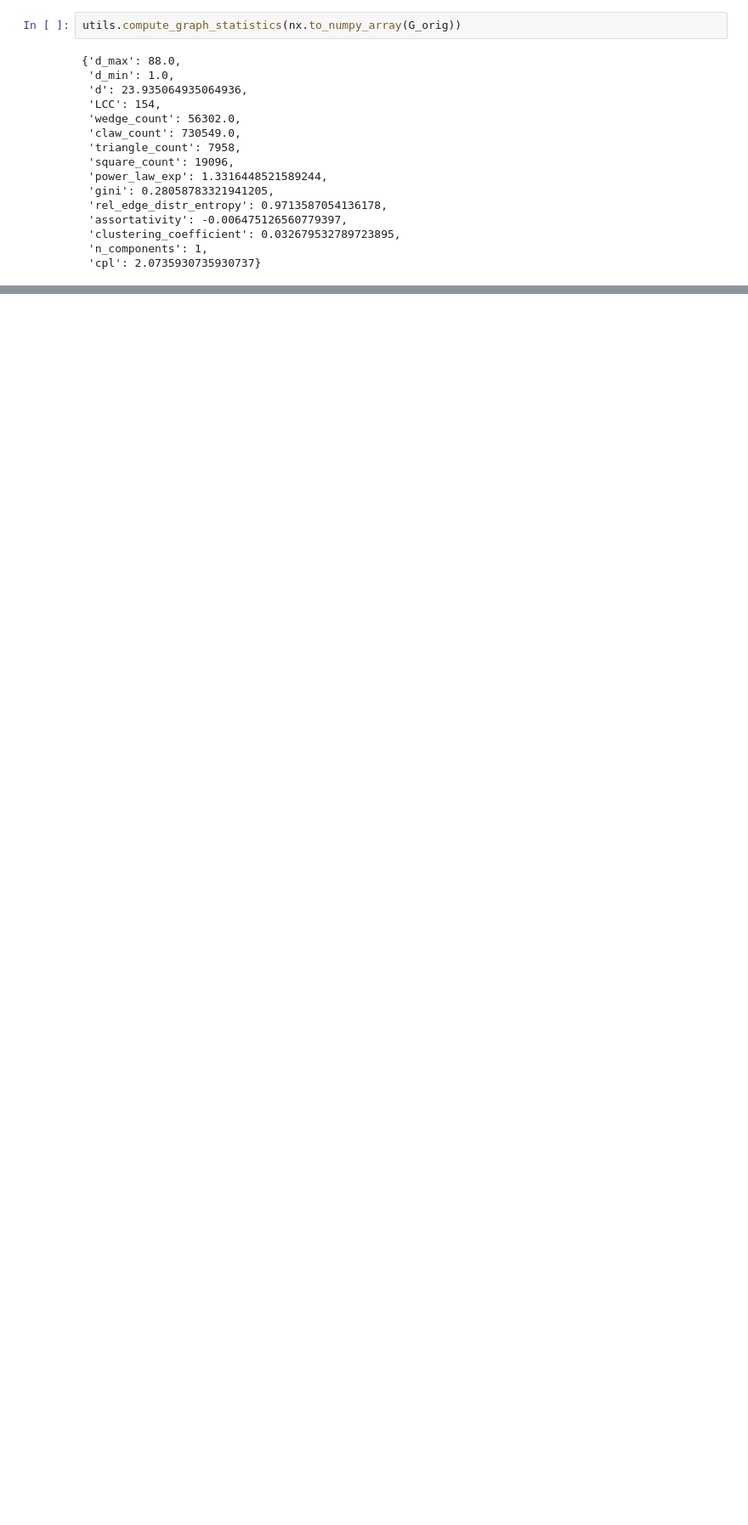
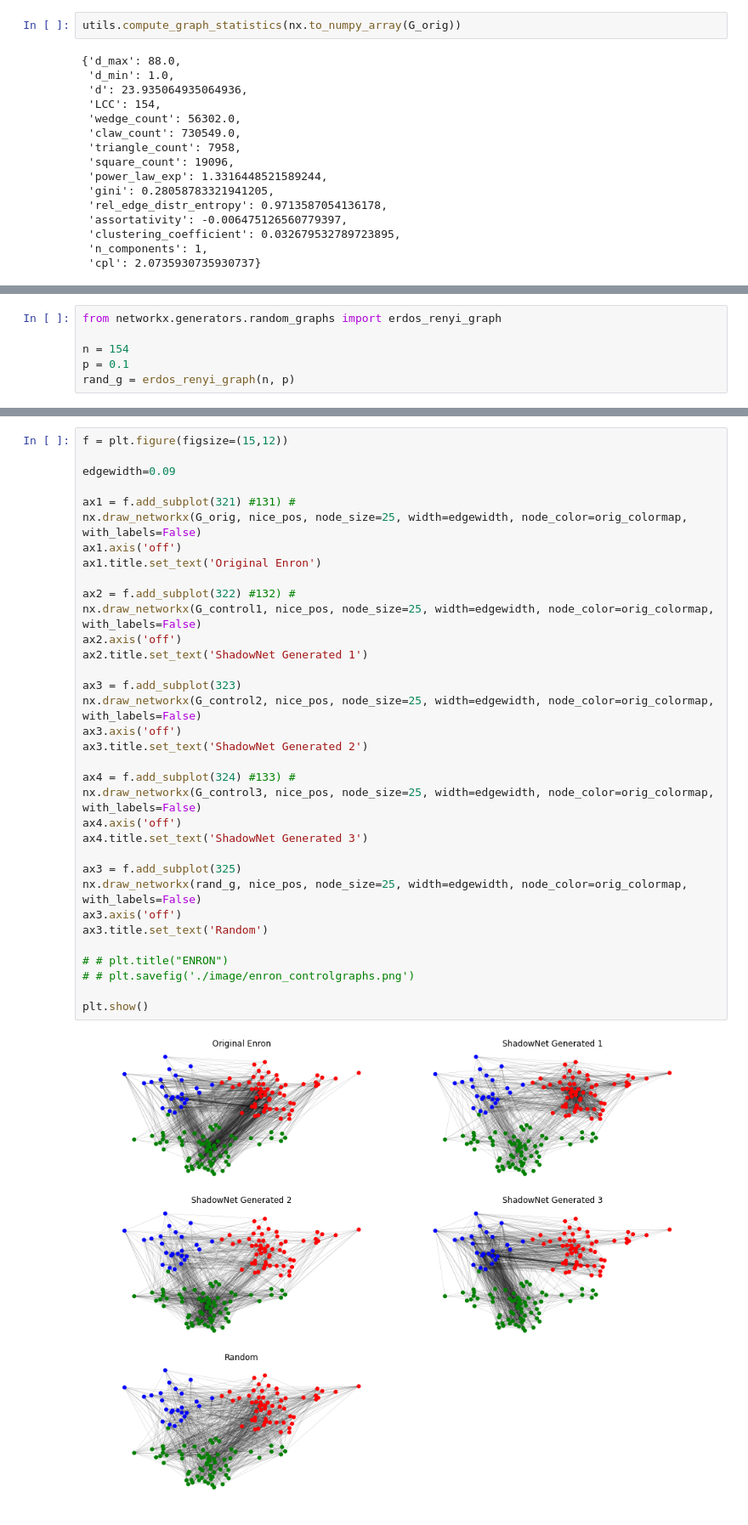
Before and after one commit to wesleyjtann/shadowcast, a Jupyter notebook: control-enron.ipynb, the cells around one changed output, grey strips where cells are left out. Shown at 85% size. Cells and saved outputs as stored; diff of their text form; blank space fills up the shorter version.

Commit message:
update control-enron notebook

```diff
--- a/control-enron.ipynb
+++ b/control-enron.ipynb
@@ -646,0 +493,6 @@ np.savetxt(save_stats, np.c_[avg_stats ,stderror_stats , all_stats])
+# %%
+from networkx.generators.random_graphs import erdos_renyi_graph
+
+n = 154
+p = 0.1
+rand_g = erdos_renyi_graph(n, p)
@@ -646,0 +507,36 @@ np.savetxt(save_stats, np.c_[avg_stats ,stderror_stats , all_stats])
+# %%
+f = plt.figure(figsize=(15,12))
+
+edgewidth=0.09
+
+ax1 = f.add_subplot(321) #131) #
+nx.draw_networkx(G_orig, nice_pos, node_size=25, width=edgewidth, node_color=orig_colormap, with_labels=False)
+ax1.axis('off')
+ax1.title.set_text('Original Enron')
+
+ax2 = f.add_subplot(322) #132) #
+nx.draw_networkx(G_control1, nice_pos, node_size=25, width=edgewidth, node_color=orig_colormap, with_labels=False)
+ax2.axis('off')
+ax2.title.set_text('ShadowNet Generated 1')
+
+ax3 = f.add_subplot(323)
+nx.draw_networkx(G_control2, nice_pos, node_size=25, width=edgewidth, node_color=orig_colormap, with_labels=False)
+ax3.axis('off')
+ax3.title.set_text('ShadowNet Generated 2')
+
+ax4 = f.add_subplot(324) #133) #
+nx.draw_networkx(G_control3, nice_pos, node_size=25, width=edgewidth, node_color=orig_colormap, with_labels=False)
+ax4.axis('off')
+ax4.title.set_text('ShadowNet Generated 3')
+
+ax3 = f.add_subplot(325)
+nx.draw_networkx(rand_g, nice_pos, node_size=25, width=edgewidth, node_color=orig_colormap, with_labels=False)
+ax3.axis('off')
+ax3.title.set_text('Random')
+
+# # plt.title("ENRON")
+# # plt.savefig('./image/enron_controlgraphs.png')
+
+plt.show()
+# %% [output]
+[figure, added]
```
Also changed, not shown: parts of 25 cells of this notebook.
